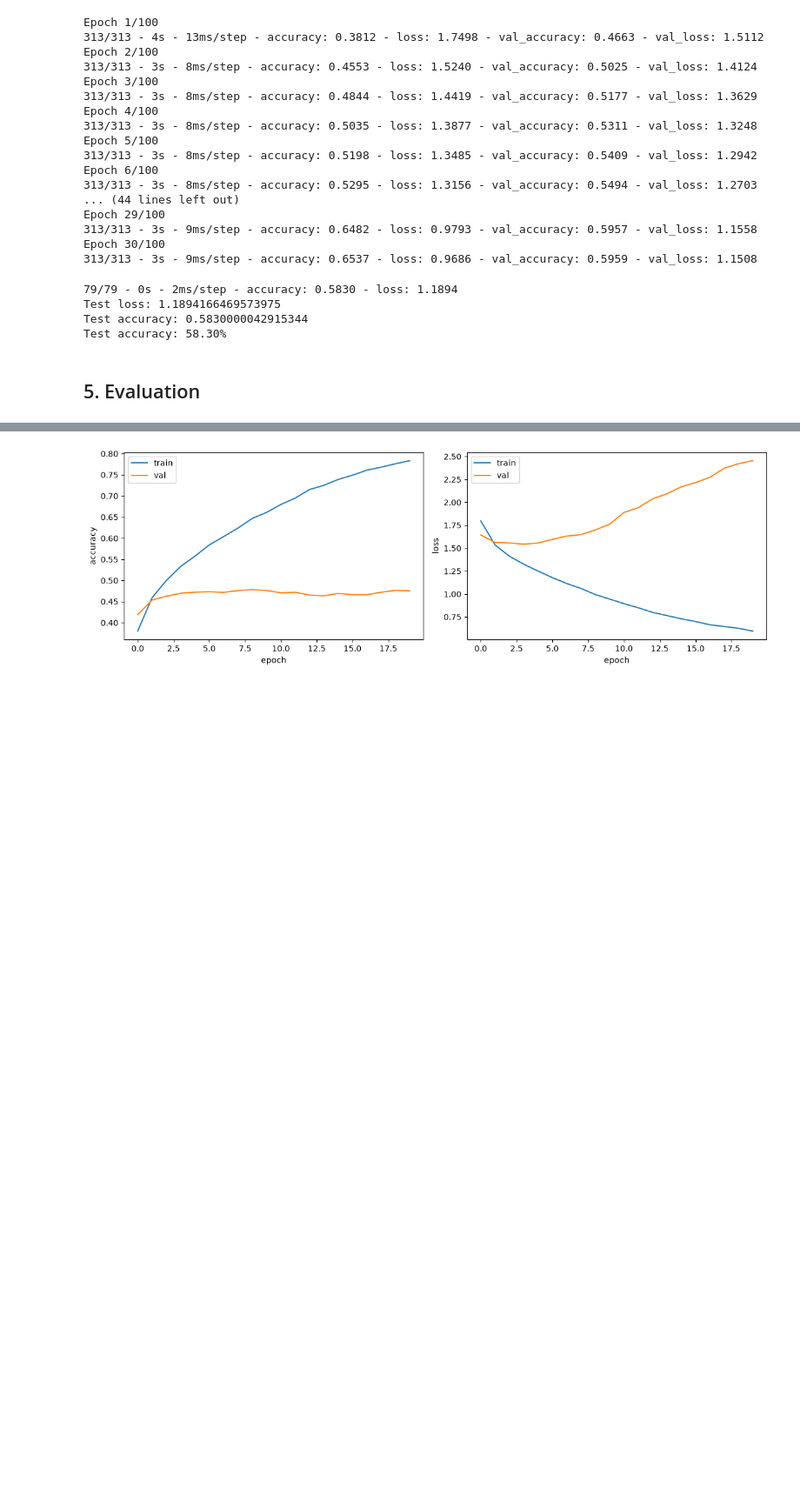
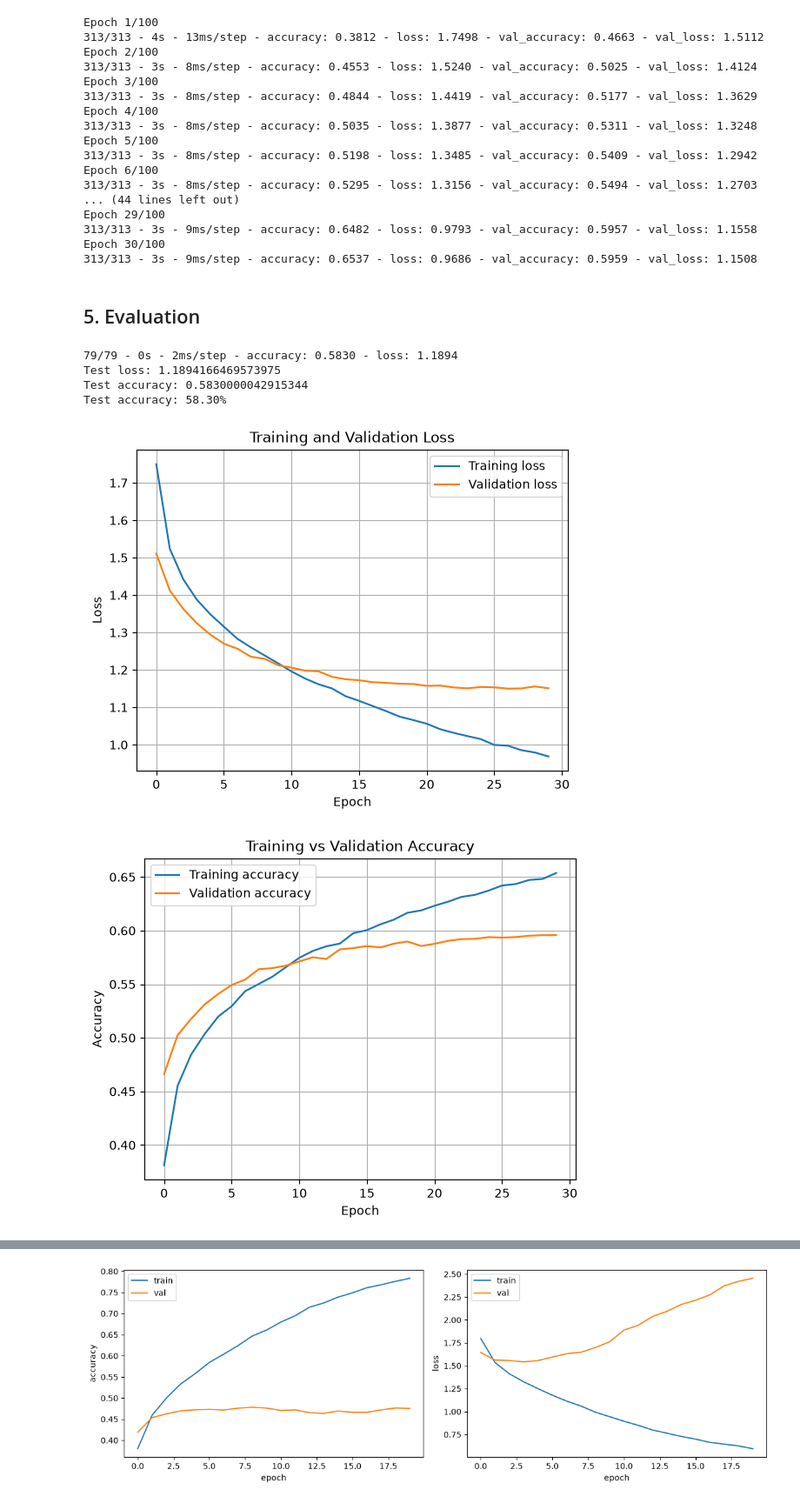
Before and after one commit to MustBeViable/Neuroverkkoprojekti, a Jupyter notebook: CIFAR-10/CIFAR-10_FCN.ipynb, the cells around one changed output, grey strips where cells are left out. Shown at 87% size. Cells and saved outputs as stored; diff of their text form; code cells hidden in the pictures; blank space fills up the shorter version.

```diff
--- a/CIFAR-10/CIFAR-10_FCN.ipynb
+++ b/CIFAR-10/CIFAR-10_FCN.ipynb
@@ -534,6 +534,8 @@ Epoch 29/100
 313/313 - 3s - 9ms/step - accuracy: 0.6482 - loss: 0.9793 - val_accuracy: 0.5957 - val_loss: 1.1558
 Epoch 30/100
 313/313 - 3s - 9ms/step - accuracy: 0.6537 - loss: 0.9686 - val_accuracy: 0.5959 - val_loss: 1.1508
+# %% [markdown]
+## 5. Evaluation
 # %%
 test_loss, test_accuracy = model_u.evaluate(
     X_test,
@@ -550,5 +552,26 @@ print(f"Test accuracy: {test_accuracy * 100:.2f}%")
 Test loss: 1.1894166469573975
 Test accuracy: 0.5830000042915344
 Test accuracy: 58.30%
-# %% [markdown]
-## 5. Evaluation
+# %%
+plt.plot(history_u.history['loss'], label='Training loss')
+plt.plot(history_u.history['val_loss'], label='Validation loss')
+
+plt.xlabel('Epoch')
+plt.ylabel('Loss')
+plt.title('Training and Validation Loss')
+plt.legend()
+plt.grid(True)
+plt.show()
+
+plt.plot(history_u.history['accuracy'], label='Training accuracy')
+plt.plot(history_u.history['val_accuracy'], label='Validation accuracy')
+
+plt.xlabel('Epoch')
+plt.ylabel('Accuracy')
+plt.title('Training vs Validation Accuracy')
+plt.legend()
+plt.grid(True)
+plt.show()
+# %% [output]
+[figure, added]
+[figure, added]
```
Also changed, not shown: parts of 1 cell of this notebook.
